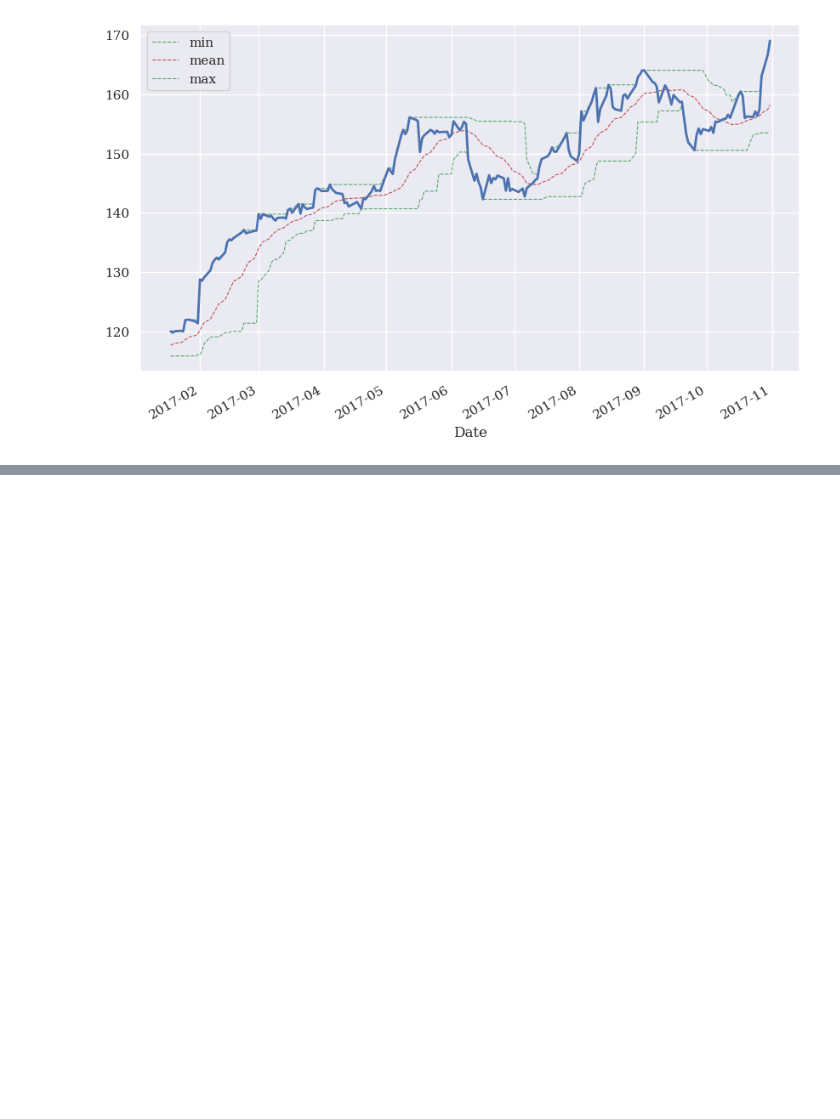
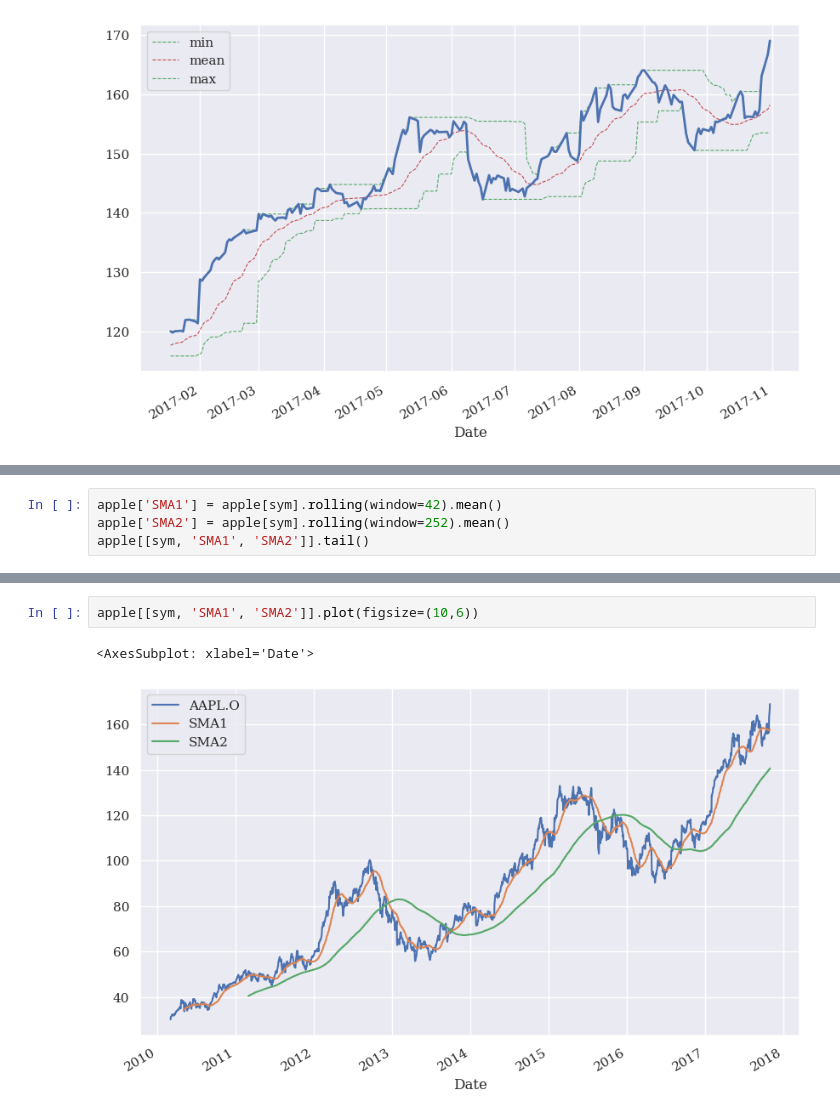
Before and after one commit to AshishKakran/finance, a Jupyter notebook: financial_time_series.ipynb, the cells around one changed output, grey strips where cells are left out. Cells and saved outputs as stored; diff of their text form; blank space fills up the shorter version.

```diff
--- a/financial_time_series.ipynb
+++ b/financial_time_series.ipynb
@@ -276,0 +279,4 @@ apple[sym].iloc[-200:].plot(ax = ax, lw = 2.0)
+# %%
+apple['SMA1'] = apple[sym].rolling(window=42).mean()
+apple['SMA2'] = apple[sym].rolling(window=252).mean()
+apple[[sym, 'SMA1', 'SMA2']].tail()
@@ -276,0 +291,5 @@ apple[sym].iloc[-200:].plot(ax = ax, lw = 2.0)
+# %%
+apple[[sym, 'SMA1', 'SMA2']].plot(figsize=(10,6))
+# %% [output]
+<AxesSubplot: xlabel='Date'>
+[figure, added]
```
Also changed, not shown: parts of 12 cells of this notebook.
